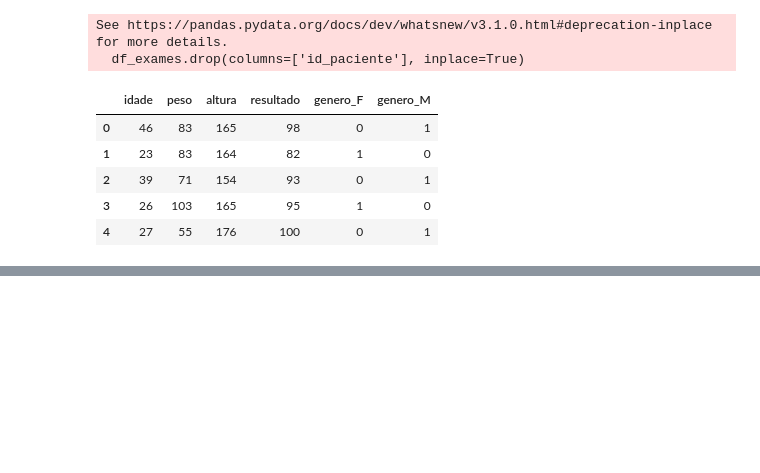
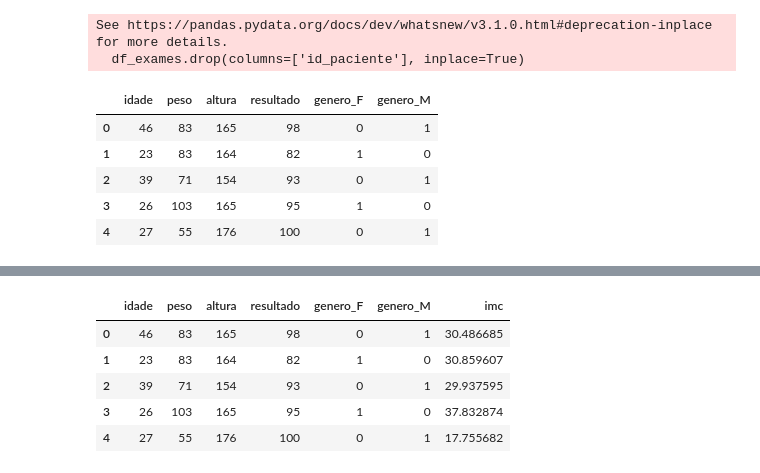
Before and after one commit to oecarvalho/predicao_diabetes, a Jupyter notebook: modelo-diabetes.ipynb, the cells around one changed output, grey strips where cells are left out. Cells and saved outputs as stored; diff of their text form; code cells hidden in the pictures; blank space fills up the shorter version.

```diff
--- a/modelo-diabetes.ipynb
+++ b/modelo-diabetes.ipynb
@@ -47,0 +81,9 @@ df_exames.head()
+# %%
+df_exames.head()
+# %% [output]
+|  | idade | peso | altura | resultado | genero_F | genero_M | imc |
+| 0 | 46 | 83 | 165 | 98 | 0 | 1 | 30.486685 |
+| 1 | 23 | 83 | 164 | 82 | 1 | 0 | 30.859607 |
+| 2 | 39 | 71 | 154 | 93 | 0 | 1 | 29.937595 |
+| 3 | 26 | 103 | 165 | 95 | 1 | 0 | 37.832874 |
+| 4 | 27 | 55 | 176 | 100 | 0 | 1 | 17.755682 |
```
Also changed, not shown: parts of 23 cells of this notebook.
